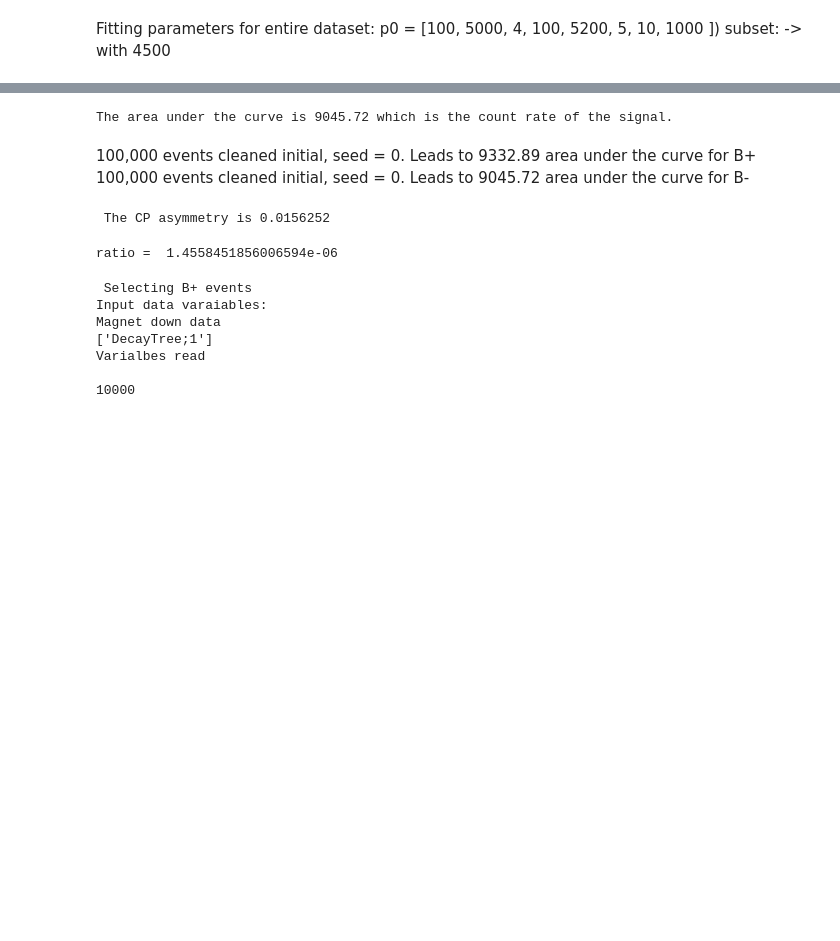
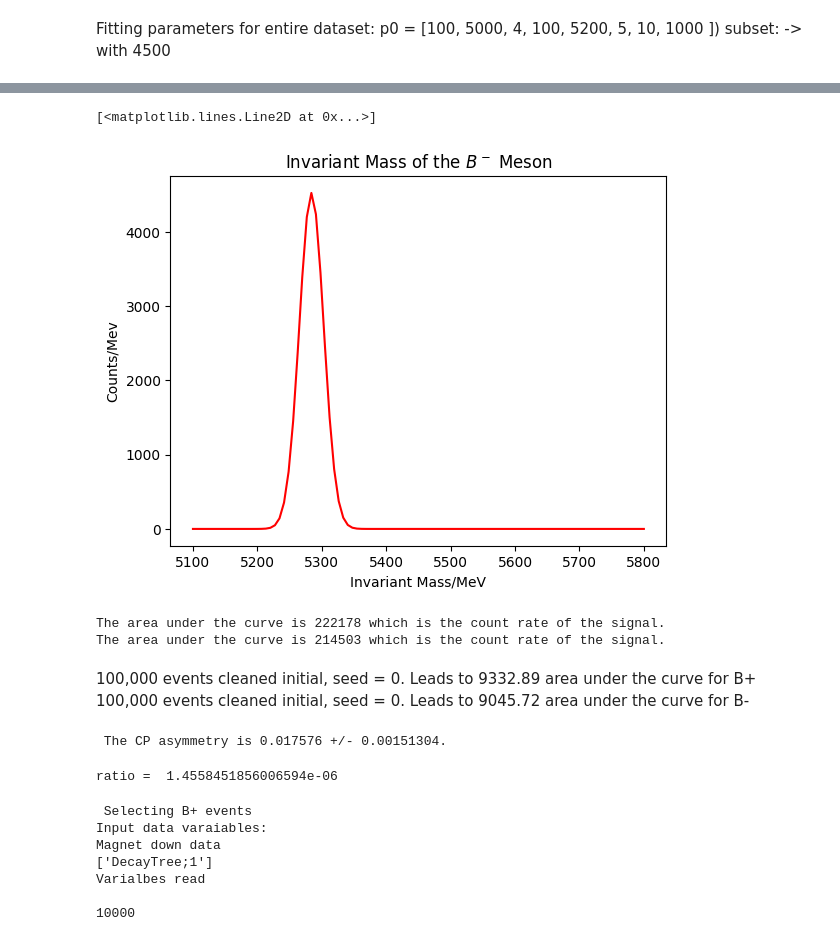
Before and after one commit to aavashsubedi/labs_yr3, a Jupyter notebook: matter_antimatter/aavash.ipynb, the cells around one changed output, grey strips where cells are left out. Cells and saved outputs as stored; diff of their text form; code cells hidden in the pictures; blank space fills up the shorter version.

```diff
--- a/matter_antimatter/aavash.ipynb
+++ b/matter_antimatter/aavash.ipynb
@@ -400,3 +476,11 @@ NameError: name 'y_data' is not defined
+# %%
+plt.xlabel('Invariant Mass/MeV')
+plt.ylabel('Counts/Mev')
+plt.title('Invariant Mass of the $B^-$ Meson')
+plt.plot(x_data, y_signal_nve, 'r-', label='fit')
+# %% [output]
+[<matplotlib.lines.Line2D at 0x...>]
+[figure, added]
 # %%
 def area_under_curve(x_data, y_data):
     area = np.trapz(y_data, x_data)
@@ -407,20 +491,24 @@ def area_under_curve(x_data, y_data):
 def area_monte(x_data, y_data):
     return 0
 
-area = area_under_curve(x_data, y_signal)
-print(f"The area under the curve is {area:g} which is the count rate of the signal.")
+area_pve = area_under_curve(x_data, y_signal_pve)
+area_nve = area_under_curve(x_data, y_signal_nve)
+print(f"The area under the curve is {area_pve:g} which is the count rate of the signal.")
+print(f"The area under the curve is {area_nve:g} which is the count rate of the signal.")
 # %% [output]
-The area under the curve is 9045.72 which is the count rate of the signal.
+The area under the curve is 222178 which is the count rate of the signal.
+The area under the curve is 214503 which is the count rate of the signal.
 # %% [markdown]
 100,000 events cleaned initial, seed = 0. Leads to 9332.89  area under the curve for B+
 100,000 events cleaned initial, seed = 0. Leads to 9045.72 area under the curve for B-
 # %%
-N_plus = 9332.89
-N_minus = 9045.72
+N_plus = area_pve
+N_minus =  area_nve
 
 A = (N_plus - N_minus) / (N_plus + N_minus)
-print(f" The CP asymmetry is {A:g}")
+unc_assymetry = np.sqrt( 1- A ** 2) / np.sqrt(N_plus + N_minus)
+print(f" The CP asymmetry is {A:g} +/- {unc_assymetry:g}.")
 # %% [output]
- The CP asymmetry is 0.0156252
+ The CP asymmetry is 0.017576 +/- 0.00151304.
 # %%
 #find the ratio of the signal to the background
```
Also changed, not shown: parts of 9 cells of this notebook.
